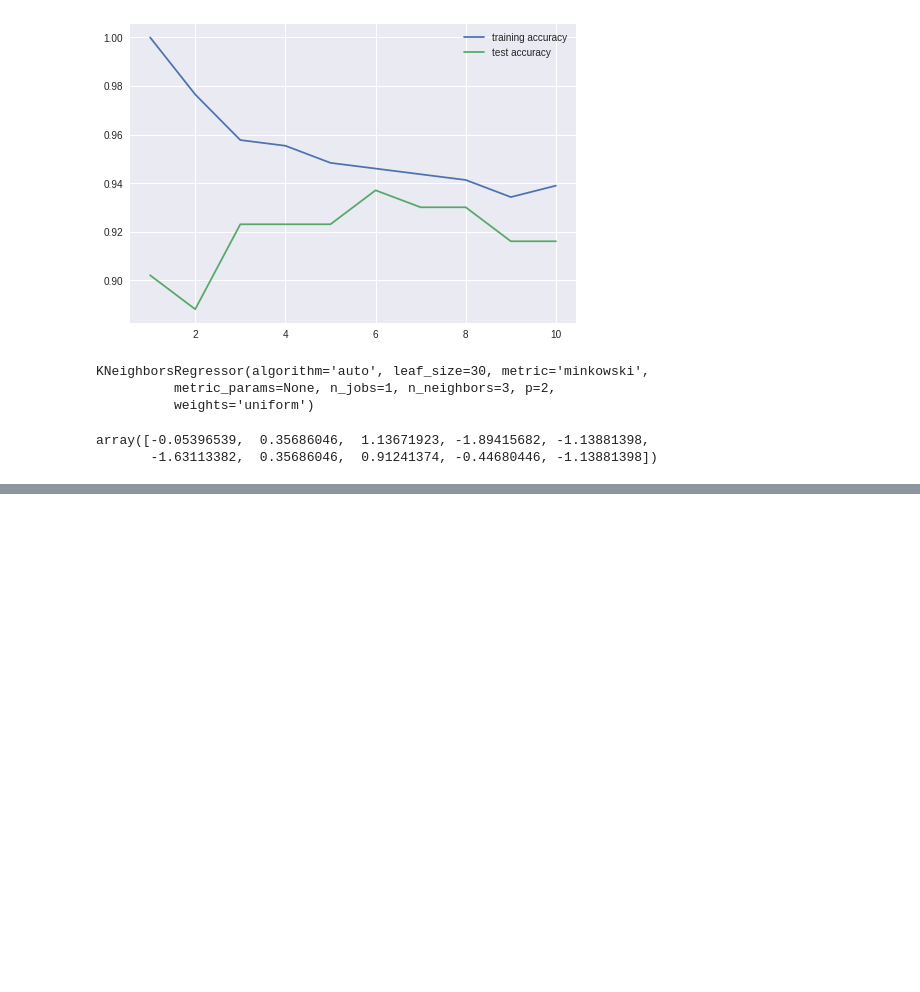
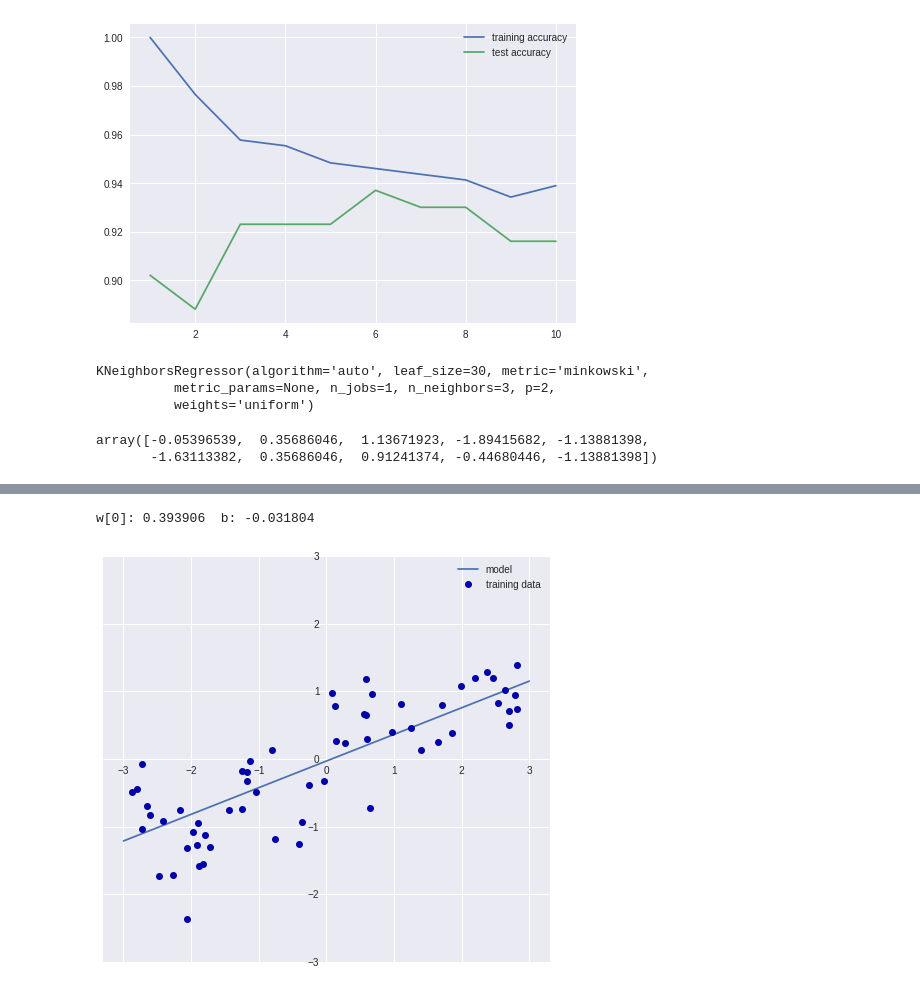
Before and after one commit to igrosny/libros, a Jupyter notebook: IMLP/Capitulo_2_Aprendizaje_automatico.ipynb, the cells around one changed output, grey strips where cells are left out. Cells and saved outputs as stored; diff of their text form; code cells hidden in the pictures; blank space fills up the shorter version.

```diff
--- a/IMLP/Capitulo_2_Aprendizaje_automatico.ipynb
+++ b/IMLP/Capitulo_2_Aprendizaje_automatico.ipynb
@@ -157,0 +188,5 @@ array([-0.05396539,  0.35686046,  1.13671923, -1.89415682, -1.13881398,
+# %%
+mglearn.plots.plot_linear_regression_wave()
+# %% [output]
+w[0]: 0.393906  b: -0.031804
+[figure, added]
```
Also changed, not shown: parts of 7 cells of this notebook.
